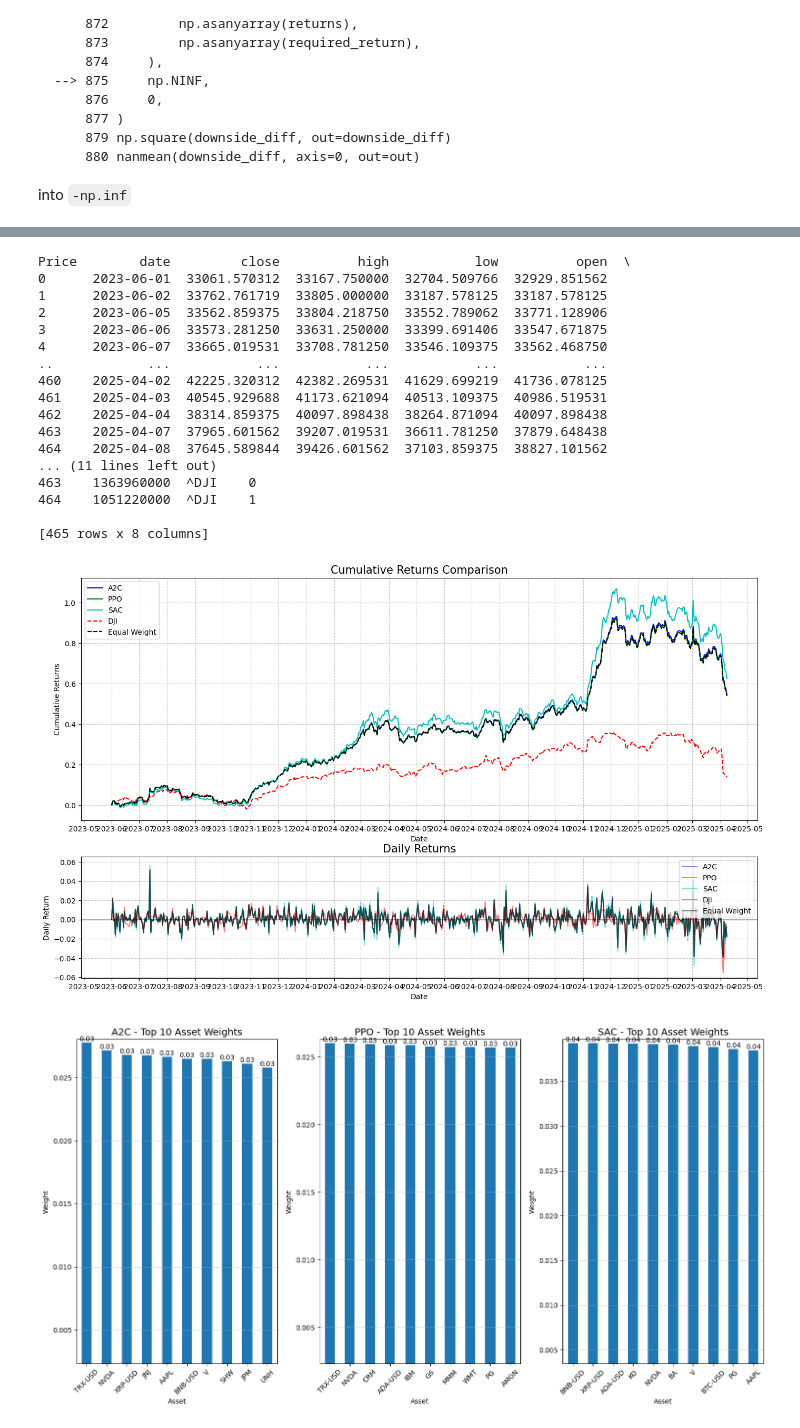
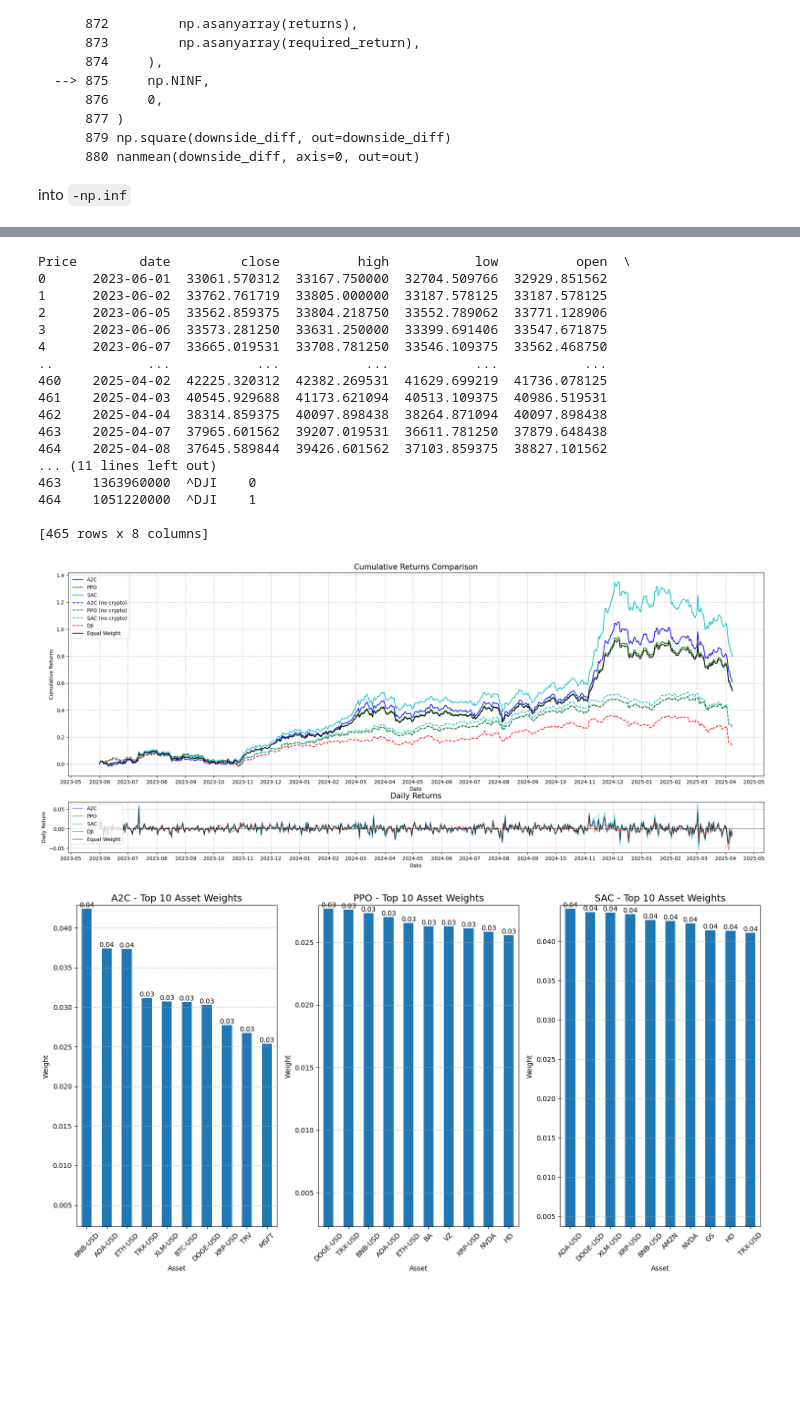
Before and after one commit to EricJiang0423/My-UoS-Bsc-Dissertaion-Code, a Jupyter notebook: main.ipynb, the cells around one changed output, grey strips where cells are left out. Cells and saved outputs as stored; diff of their text form; code cells hidden in the pictures; blank space fills up the shorter version.

```diff
--- a/main.ipynb
+++ b/main.ipynb
@@ -649,7 +596,12 @@ class StockPortfolioEnv(gym.Env):
 
         # Get the conditional volatility
         cond_volatility = model_fit.conditional_volatility
+        u = cond_volatility.quantile(0.2)
+        ret_tail = cond_volatility[cond_volatility <= u]
 
+        c, loc, scale = genpareto.fit(-ret_tail, loc=0)
+
+        var_hs_evt = u - scale / c * ((0.5/(cond_volatility <= u).mean())**(-c) - 1)
         # Calculate the CVaR
         var_threshold = np.percentile(returns, 100 * (1 - confidence_level))
         cvar = np.mean(returns[returns <= var_threshold])
@@ -698,7 +650,7 @@ class StockPortfolioEnv(gym.Env):
         # load data from a pandas dataframe
         self.data = self.df.loc[self.day,:]
 
-        # 直接构建只包含技术指标的状态
+        # Direct construction of states containing only technical indicators
         self.state = np.array([self.data[tech].values.tolist() for tech in self.tech_indicator_list]).flatten()
         actual_state_dim = self.state.shape[0]
         self.observation_space = spaces.Box(
@@ -756,14 +708,13 @@ class StockPortfolioEnv(gym.Env):
             self.day += 1
             self.data = self.df.loc[self.day,:]
             self.state = np.array([self.data[tech].values.tolist() for tech in self.tech_indicator_list]).flatten()
-            # 计算当前的投资组合回报
             portfolio_return = sum(((self.data.close.values / last_day_memory.close.values)-1)*weights)
-            # 计算交易成本 (如果权重有变化)
+
             prev_weights = self.actions_memory[-1]
             weight_changes = np.sum(np.abs(weights - prev_weights))
             transaction_cost = self.transaction_cost_pct * weight_changes * self.portfolio_value
 
-            # 更新投资组合价值
+
             old_portfolio_value = self.portfolio_value
             new_portfolio_value = self.portfolio_value * (1 + portfolio_return) - transaction_cost
             self.portfolio_value = new_portfolio_value
@@ -777,15 +728,15 @@ class StockPortfolioEnv(gym.Env):
 
             # the reward is the new portfolio value or end portfolo value
             # self.reward = new_portfolio_value
-            # 根据累积收益率计算风险调整回报
-            if len(self.portfolio_return_memory) > 30:  # 当有足够的历史数据时
+            # Risk-adjusted returns based on cumulative rates of return
+            if len(self.portfolio_return_memory) > 30:
                 _, cvar = self.garch_evt_cvar(np.array(self.portfolio_return_memory))
                 risk_penalty = self.risk_aversion * cvar #* self.portfolio_value
             else:
                 risk_penalty = 0
 
 
-            # 风险调整奖励
+            # Risk-adjusted incentives
             # self.reward = (new_portfolio_value + risk_penalty) * self.reward_scaling
             # self.reward = (new_portfolio_value - old_portfolio_value) / (-risk_penalty) * self.reward_scaling
             # self.reward = (((new_portfolio_value - old_portfolio_value)/old_portfolio_value) - risk_penalty) * self.reward_scaling
@@ -900,7 +851,7 @@ print(type(env_train))
 * The implementation of the DRL algorithms are based on **OpenAI Baselines** and **Stable Baselines**. Stable Baselines is a fork of OpenAI Baselines, with a major structural refactoring, and code cleanups.
 * We use two DRL algorithms in FinRL library PPO andf A2C
 # %%
-Train_mode = True
+Train_mode = False
 if Train_mode == False:
     a2c_train = False
     ppo_train = False
@@ -926,7 +877,7 @@ last_sac_ts = 1741322278
 # 1744425492would be good
 # 1741897143 50000 TIMESTEPS self.reward = (new_portfolio_value - old_portfolio_value + risk_penalty) * self.reward_scaling
 # 1741943529 50000 TIMESTEPS change of learning rate and seed
-last_a2c_ts = last_ddpg_ts = last_td3_ts = last_sac_ts = last_ppo_ts = 1744425492
+last_a2c_ts = last_ddpg_ts = last_td3_ts = last_sac_ts = last_ppo_ts = 1744322962
 # %%
 # 导入DRLAgent类
 from finrl.agents.stablebaselines3.models import DRLAgent
@@ -1475,15 +1191,20 @@ df_daily_return_a2c['date'] = pd.to_datetime(df_daily_return_a2c['date'])
 df_daily_return_ppo['date'] = pd.to_datetime(df_daily_return_ppo['date'])
 
 # Create a figure to display performance comparison
-fig, axes = plt.subplots(2, 1, figsize=(14, 10), gridspec_kw={'height_ratios': [2, 1]})
+fig, axes = plt.subplots(2, 1, figsize=(20, 10), gridspec_kw={'height_ratios': [4, 1]})
 
 # Plot cumulative returns for comparison
 axes[0].plot(df_daily_return_a2c['date'], a2c_cumpod, 'b-', label='A2C')
 axes[0].plot(df_daily_return_ppo['date'], ppo_cumpod, 'g-', label='PPO')
+axes[0].plot(df_daily_return_sac['date'], sac_cumpod, 'c-', label='SAC')
+# Read the comparison data without crypto
+comp_data = pd.read_csv('dataforcomparison\cumulative_returns_without_crypto_20250412_145308.csv')
+comp_data['Date'] = pd.to_datetime(comp_data['Date'])
 
-"""axes[0].plot(df_daily_return_ddpg['date'], ddpg_cumpod, 'y-', label='DDPG')
-axes[0].plot(df_daily_return_td3['date'], td3_cumpod, 'm-', label='TD3')"""
-axes[0].plot(df_daily_return_sac['date'], sac_cumpod, 'c-', label='SAC')
+# Plot this data on the same axes
+axes[0].plot(comp_data['Date'], comp_data['A2C'], 'b--', label='A2C (no crypto)')
+axes[0].plot(comp_data['Date'], comp_data['PPO'], 'g--', label='PPO (no crypto)')
+axes[0].plot(comp_data['Date'], comp_data['SAC'], 'c--', label='SAC (no crypto)')
 
 # Get DJI baseline data for the test period
 test_start = pd.to_datetime(TEST_START_DATE)
@@ -1496,7 +1217,7 @@ baseline_cumpod_test = (baseline_returns_test + 1).cumprod() - 1
 
 # Plot the baseline
 axes[0].plot(pd.to_datetime(baseline_test['date']), baseline_cumpod_test.values, 'r--', label='DJI')
-axes[0].plot(equal_weight_portfolio['date'], equal_weight_cumpod.values, 'k--', label='Equal Weight')
+axes[0].plot(equal_weight_portfolio['date'], equal_weight_cumpod.values, 'k-', label='Equal Weight')
 
 axes[0].set_title('Cumulative Returns Comparison', fontsize=15)
 axes[0].set_xlabel('Date')
@@ -1634,35 +1355,35 @@ for i, (index, value) in enumerate(final_weights_sac.head(top_n).items()):
 plt.title(f'SAC - Top {top_n} Asset Weights', fontsize=14)
 plt.xlabel('Asset')
 ymax = final_weights_sac.head(top_n).max() * 1.01
 ymin = final_weights_sac.head(top_n).min() *0.09
 plt.ylim(ymin, ymax)
 plt.ylabel('Weight')
 plt.xticks(rotation=45)
 plt.grid(axis='y', linestyle='--', alpha=0.7)
 
 plt.tight_layout()
 plt.savefig('portfolio_weights.png', dpi=300, bbox_inches='tight')
 plt.show()
 # %% [output]
 Price        date         close          high           low          open  \
 0      2023-06-01  33061.570312  33167.750000  32704.509766  32929.851562
 1      2023-06-02  33762.761719  33805.000000  33187.578125  33187.578125
 2      2023-06-05  33562.859375  33804.218750  33552.789062  33771.128906
 3      2023-06-06  33573.281250  33631.250000  33399.691406  33547.671875
 4      2023-06-07  33665.019531  33708.781250  33546.109375  33562.468750
 ..            ...           ...           ...           ...           ...
 460    2025-04-02  42225.320312  42382.269531  41629.699219  41736.078125
 461    2025-04-03  40545.929688  41173.621094  40513.109375  40986.519531
 462    2025-04-04  38314.859375  40097.898438  38264.871094  40097.898438
 463    2025-04-07  37965.601562  39207.019531  36611.781250  37879.648438
 464    2025-04-08  37645.589844  39426.601562  37103.859375  38827.101562
 ... (11 lines left out)
 463    1363960000  ^DJI    0
 464    1051220000  ^DJI    1
 
 [465 rows x 8 columns]
-[figure, old version]
+[figure, new version]
-[figure, old version]
+[figure, new version]
 # %%
 import pandas as pd
 import numpy as np
```
Also changed, not shown: parts of 12 cells of this notebook.
